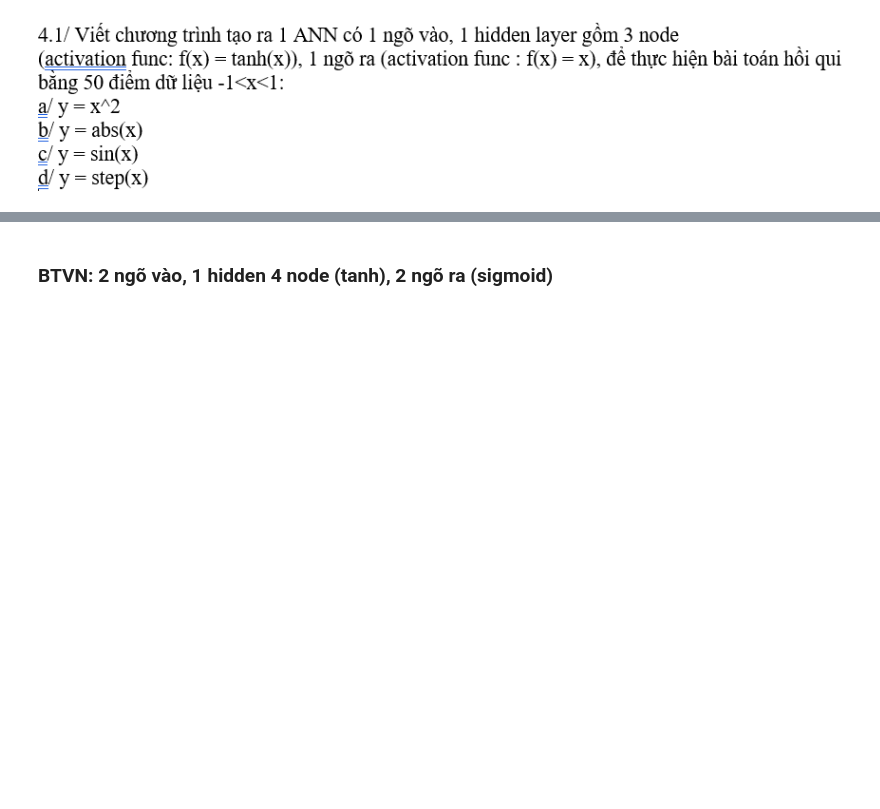
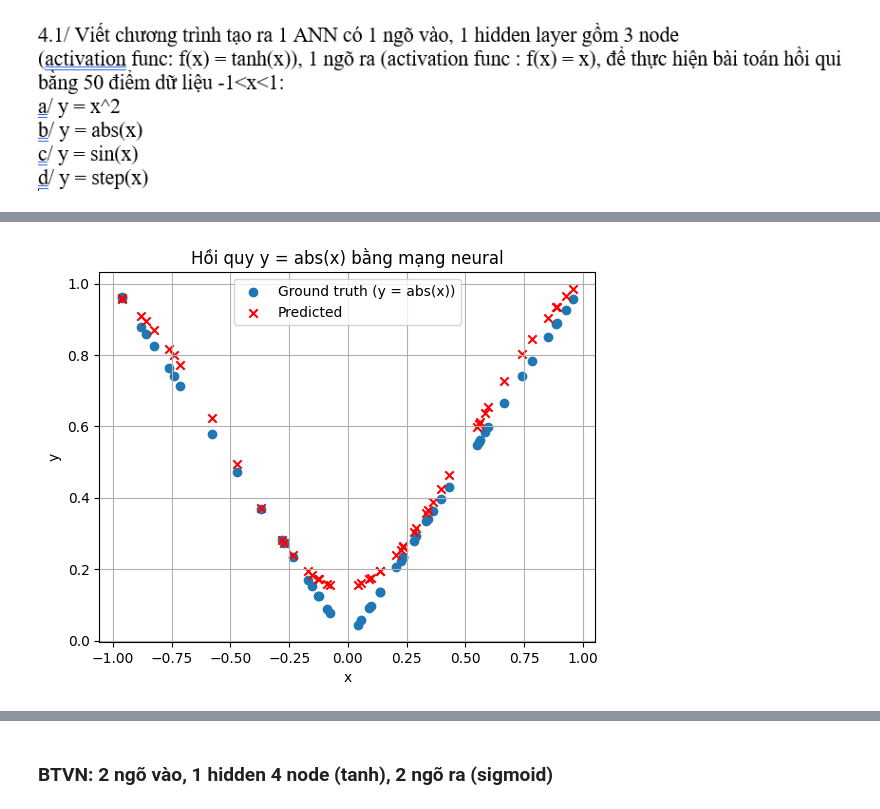
Before and after one commit to Nhunk/deeplearning, a Jupyter notebook: BTTH/Bai4.12Chuong2.ipynb, the cells around one changed output, grey strips where cells are left out. Cells and saved outputs as stored; diff of their text form; code cells hidden in the pictures; blank space fills up the shorter version.

```diff
--- a/BTTH/Chuong2_ArtificialNeuralNetworks.ipynb
+++ b/BTTH/Bai4.12Chuong2.ipynb
@@ -122,0 +156,24 @@ out [-2.]
+# %%
+# Tạo 50 điểm dữ liệu
+np.random.seed(0)
+X2 = np.random.uniform(-1, 1, (50, 1))
+Y2 = np.abs(X2)
+
+# Tạo và huấn luyện mạng
+ann = myann(1, 5, 1)
+ann.train(X2, Y2, epoch=500)
+
+# Dự đoán
+Y2_pred = np.array([ann.feedforward(x) for x in X2])
+
+# Vẽ biểu đồ
+plt.scatter(X2, Y2, label='Ground truth (y = abs(x))')
+plt.scatter(X2, Y2_pred, color='red', label='Predicted', marker='x')
+plt.title("Hồi quy y = abs(x) bằng mạng neural")
+plt.xlabel("x")
+plt.ylabel("y")
+plt.legend()
+plt.grid(True)
+plt.show()
+# %% [output]
+[figure, added]
```
Also changed, not shown: parts of 5 cells of this notebook, 3 other files.
